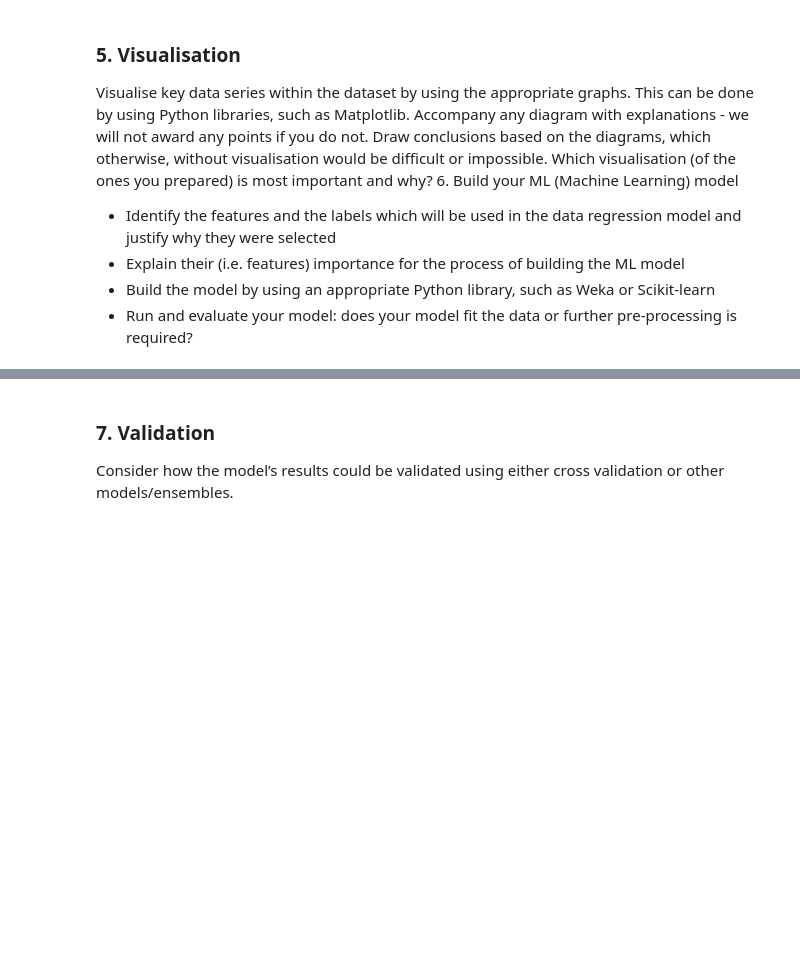
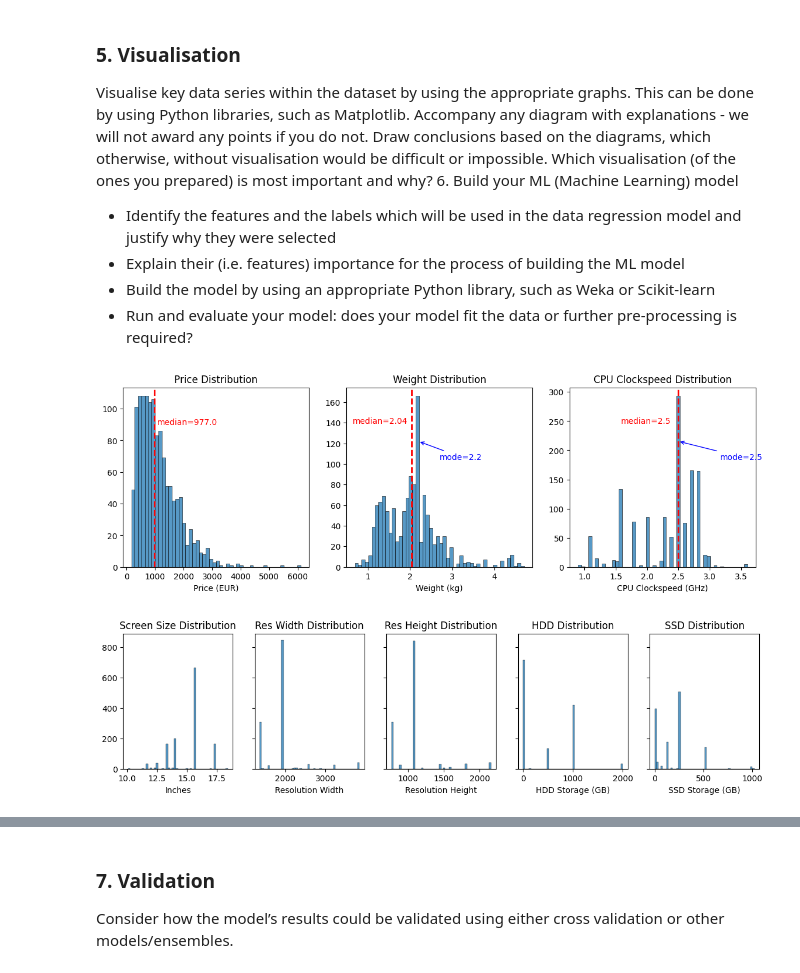
Before and after one commit to NoodlePlexium/Backup-Repo, a Jupyter notebook: Data Science Midterm.ipynb, the cells around one changed output, grey strips where cells are left out. Cells and saved outputs as stored; diff of their text form; code cells hidden in the pictures; blank space fills up the shorter version.

Commit message:
worked on the data vis

```diff
--- a/Data Science Midterm.ipynb
+++ b/Data Science Midterm.ipynb
@@ -281,8 +276,0 @@ df.describe()
-# %%
-import matplotlib
-
-sns.set(style="whitegrid")
-fig, ax = plt.subplots(1, 2, figsize=(14, 4))
-sns.histplot(data=df["Weight (kg)"], ax=ax[0], bins=50).set(title="Weight Distribution")
-sns.histplot(data=df["Price (EUR)"], ax=ax[1], bins=50).set(title="Price Distribution")
-plt.show()
@@ -304,3 +290,49 @@ model
 - Build the model by using an appropriate Python library, such as Weka or
 Scikit-learn
 - Run and evaluate your model: does your model fit the data or further pre-processing is required?
+# %%
+# PRICE, WEIGHT & CLOCKSPEED PLOTS
+fig, axes = plt.subplots(1, 3, figsize=(14, 4))
+axes = axes.flatten()
+
+# PRICE SUBPLOT
+sns.histplot(data=df["Price (EUR)"], ax=axes[0], bins=50).set(title="Price Distribution", ylabel=None)
+median = df["Price (EUR)"].median()
+axes[0].axvline(x=median, color='red', ls='--', lw=2.0)
+axes[0].annotate('median={}'.format(median), xy=(0,0), xytext=(median + 100, 90), color='red')
+
+# WEIGHT SUBPLOT
+sns.histplot(data=df["Weight (kg)"], ax=axes[1], bins=50).set(title="Weight Distribution", ylabel=None)
+median = df["Weight (kg)"].median()
+mode = df["Weight (kg)"].mode().iloc[0]
+axes[1].axvline(x=median, color='red', ls='--', lw=2.0)
+axes[1].annotate('median={}'.format(median),  xy=(median -1.4, axes[1].get_ylim()[1] * 0.8), color='red')
+axes[1].annotate('mode={}'.format(mode),  xy=(mode, axes[1].get_ylim()[1] * 0.7),
+                 xytext=(mode + 1, axes[1].get_ylim()[1] * 0.6),
+                 arrowprops=dict(arrowstyle="->", color='blue'),
+                 fontsize=10, color='blue', ha='center')
+
+# CPU CLOCKSPEED SUBPLOT
+sns.histplot(data=df["CPU Clockspeed (GHz)"], ax=axes[2], bins=50).set(title="CPU Clockspeed Distribution", ylabel=None)
+median = df["CPU Clockspeed (GHz)"].median()
+mode = df["CPU Clockspeed (GHz)"].mode().iloc[0]
+axes[2].axvline(x=median, color='red', ls='--', lw=2.0)
+axes[2].annotate('median={}'.format(median),  xy=(median -0.92, axes[2].get_ylim()[1] * 0.8), color='red')
+axes[2].annotate('mode={}'.format(mode),  xy=(mode, axes[2].get_ylim()[1] * 0.7),
+                 xytext=(mode + 1, axes[2].get_ylim()[1] * 0.6),
+                 arrowprops=dict(arrowstyle="->", color='blue'),
+                 fontsize=10, color='blue', ha='center')
+plt.show()
+
+# PLOT DISCRETE DISTRIBUTIONS
+fig, axes = plt.subplots(1, 5, figsize=(14, 3), sharey=True)
+axes = axes.flatten()
+sns.histplot(data=df["Inches"], ax=axes[0], bins=50).set(title="Screen Size Distribution", ylabel=None)
+sns.histplot(data=df["Resolution Width"], ax=axes[1], bins=50).set(title="Res Width Distribution", ylabel=None)
+sns.histplot(data=df["Resolution Height"], ax=axes[2], bins=50).set(title="Res Height Distribution", ylabel=None)
+sns.histplot(data=df["HDD Storage (GB)"], ax=axes[3], bins=50).set(title="HDD Distribution", ylabel=None)
+sns.histplot(data=df["SSD Storage (GB)"], ax=axes[4], bins=50).set(title="SSD Distribution", ylabel=None)
+plt.subplots_adjust(hspace=0.4)
+# %% [output]
+[figure, added]
+[figure, added]
```
Also changed, not shown: parts of 21 cells of this notebook.
